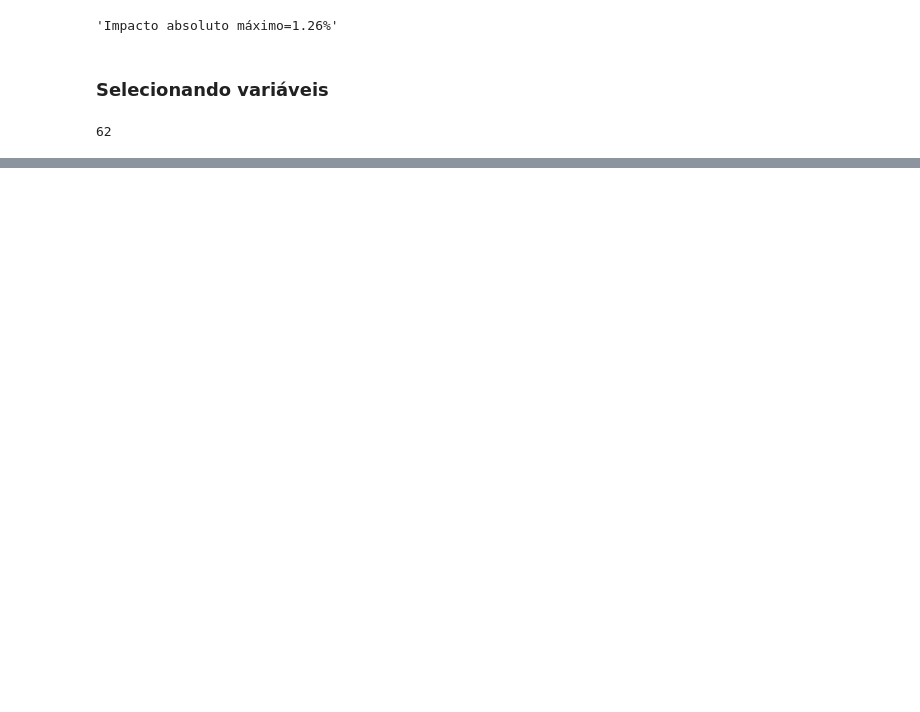
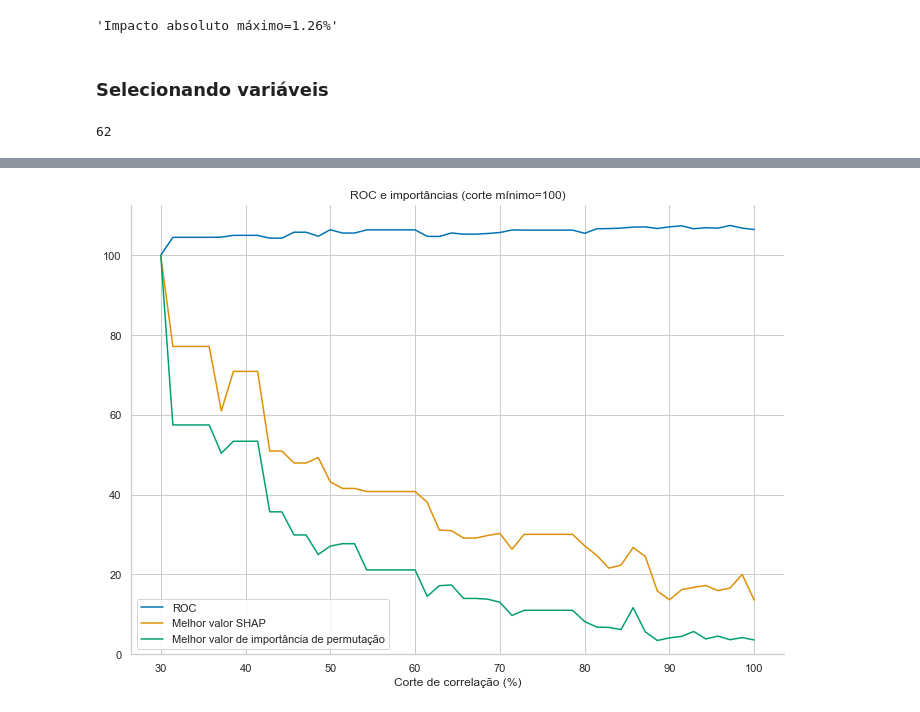
Before and after one commit to fabiogbaccarin/grupo-estudos-colinearidade, a Jupyter notebook: taiwan.ipynb, the cells around one changed output, grey strips where cells are left out. Cells and saved outputs as stored; diff of their text form; code cells hidden in the pictures; blank space fills up the shorter version.

```diff
--- a/taiwan.ipynb
+++ b/taiwan.ipynb
@@ -386,0 +468,10 @@ perm_importances_sel = pd.Series(
+# %%
+simulations = simulate(
+    X_train_prep,
+    X_test_prep,
+    y_train,
+    y_test,
+    lightgbm.LGBMClassifier(random_state=0),
+    np.linspace(0.30, 1, num=50)
+)
+pd.concat([simulations.head(3), simulations.tail(3)])
@@ -386,0 +504,24 @@ perm_importances_sel = pd.Series(
+# %%
+cols = ["roc", "best_shap", "best_imp"]
+simulations_norm = (
+    simulations[cols]
+    .div(simulations.loc[simulations.index.min(), cols])
+    .mul(100)
+)
+ax = (
+    simulations_norm
+    .rename(columns={
+        "roc": "ROC",
+        "best_shap": "Melhor valor SHAP",
+        "best_imp": "Melhor valor de importância de permutação",
+    })
+    .plot.line()
+)
+ax.set(
+    title="ROC e importâncias (corte mínimo=100)",
+    xlabel="Corte de correlação (%)",
+    ylim=[0, ax.get_ylim()[1]]
+)
+sns.despine()
+# %% [output]
+[figure, added]
```
Also changed, not shown: parts of 23 cells of this notebook, 1 other file.
